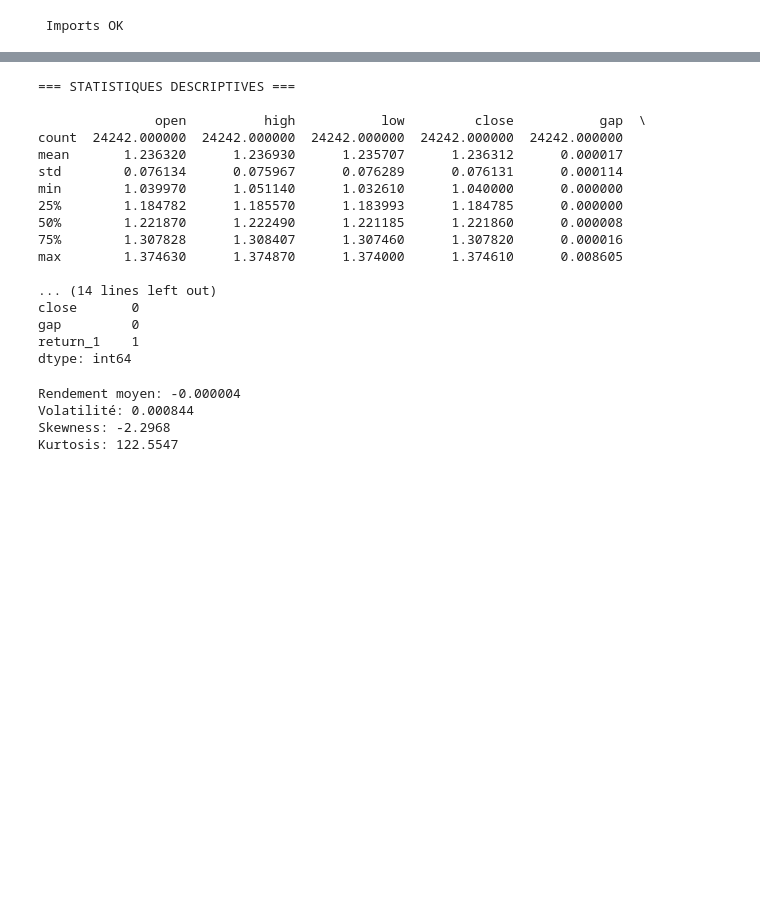
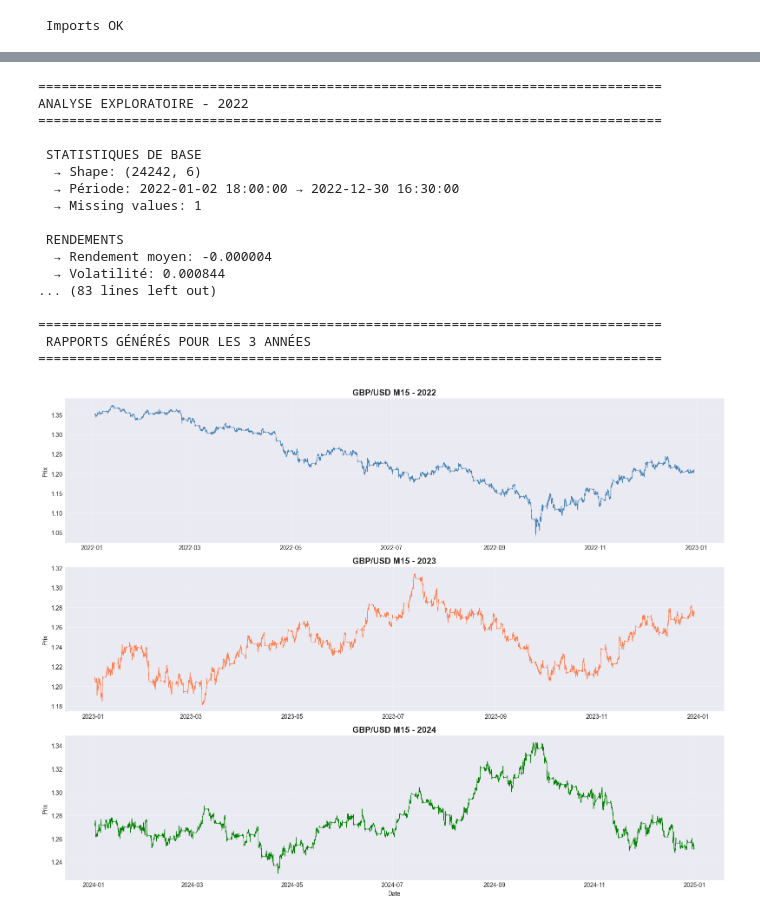
Before and after one commit to AudreyMk/Projet_ML-RL_Trading, a Jupyter notebook: notebooks/01_eda.ipynb, the cells around one changed output, grey strips where cells are left out. Saved outputs shown, nothing was run; the diff lists cells and outputs as text; code cells hidden in the pictures; blank space fills up the shorter version.

```diff
--- a/notebooks/01_eda.ipynb
+++ b/notebooks/01_eda.ipynb
@@ -39,39 +82,53 @@ Période: 2022-01-02 18:00:00 → 2022-12-30 16:30:00
 # %%
-print("=== STATISTIQUES DESCRIPTIVES ===\n")
-print(df.describe())
-print(f"\nMissing values:\n{df.isnull().sum()}")
+# Boucle sur les 3 années
+
+# Stocker les résultats
+all_data = {}
+all_hourly_stats = {}
+
+# Boucle sur les 3 années
+for year in [2022, 2023, 2024]:
+    df, hourly_stats = generate_full_report(year)
+    all_data[year] = df
+    all_hourly_stats[year] = hourly_stats
+
+print(f"\n{'='*80}")
+print(" RAPPORTS GÉNÉRÉS POUR LES 3 ANNÉES")
+print(f"{'='*80}")
 # %% [output]
-=== STATISTIQUES DESCRIPTIVES ===
+================================================================================
+ANALYSE EXPLORATOIRE - 2022
+================================================================================
 
-               open          high           low         close           gap  \
-count  24242.000000  24242.000000  24242.000000  24242.000000  24242.000000
-mean       1.236320      1.236930      1.235707      1.236312      0.000017
-std        0.076134      0.075967      0.076289      0.076131      0.000114
-min        1.039970      1.051140      1.032610      1.040000      0.000000
-25%        1.184782      1.185570      1.183993      1.184785      0.000000
-50%        1.221870      1.222490      1.221185      1.221860      0.000008
-75%        1.307828      1.308407      1.307460      1.307820      0.000016
-max        1.374630      1.374870      1.374000      1.374610      0.008605
+ STATISTIQUES DE BASE
+  → Shape: (24242, 6)
+  → Période: 2022-01-02 18:00:00 → 2022-12-30 16:30:00
+  → Missing values: 1
 
-... (14 lines left out)
-close       0
-gap         0
-return_1    1
-dtype: int64
+ RENDEMENTS
+  → Rendement moyen: -0.000004
+  → Volatilité: 0.000844
+... (83 lines left out)
+
+================================================================================
+ RAPPORTS GÉNÉRÉS POUR LES 3 ANNÉES
+================================================================================
 # %%
-# Calcul des rendements
+# Comparaison Visuelle - Prix
 
-df['return'] = df['close'].pct_change()
-df['log_return'] = np.log(df['close'] / df['close'].shift(1))
+# Évolution des prix pour les 3 années
+fig, axes = plt.subplots(3, 1, figsize=(16, 12))
 
-# Stats rendements
-print(f"Rendement moyen: {df['return'].mean():.6f}")
-print(f"Volatilité: {df['return'].std():.6f}")
-print(f"Skewness: {df['return'].skew():.4f}")
-print(f"Kurtosis: {df['return'].kurtosis():.4f}")
+for i, year in enumerate([2022, 2023, 2024]):
+    df = all_data[year]
+    axes[i].plot(df.index, df['close'], linewidth=0.8, color=['steelblue', 'coral', 'green'][i])
+    axes[i].set_title(f'GBP/USD M15 - {year}', fontsize=14, fontweight='bold')
+    axes[i].set_ylabel('Prix')
+    axes[i].grid(True, alpha=0.3)
+
+axes[2].set_xlabel('Date')
+plt.tight_layout()
+plt.show()
 # %% [output]
-Rendement moyen: -0.000004
-Volatilité: 0.000844
-Skewness: -2.2968
-Kurtosis: 122.5547
+[figure, added]
 # %%
```
Also changed, not shown: parts of 8 cells of this notebook, 20 other files.
